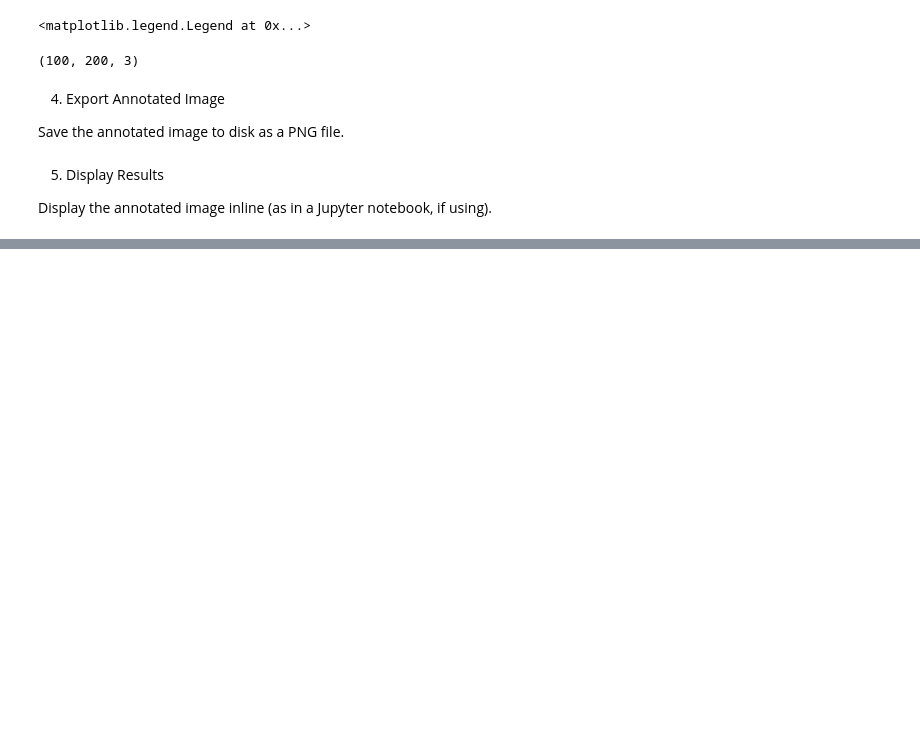
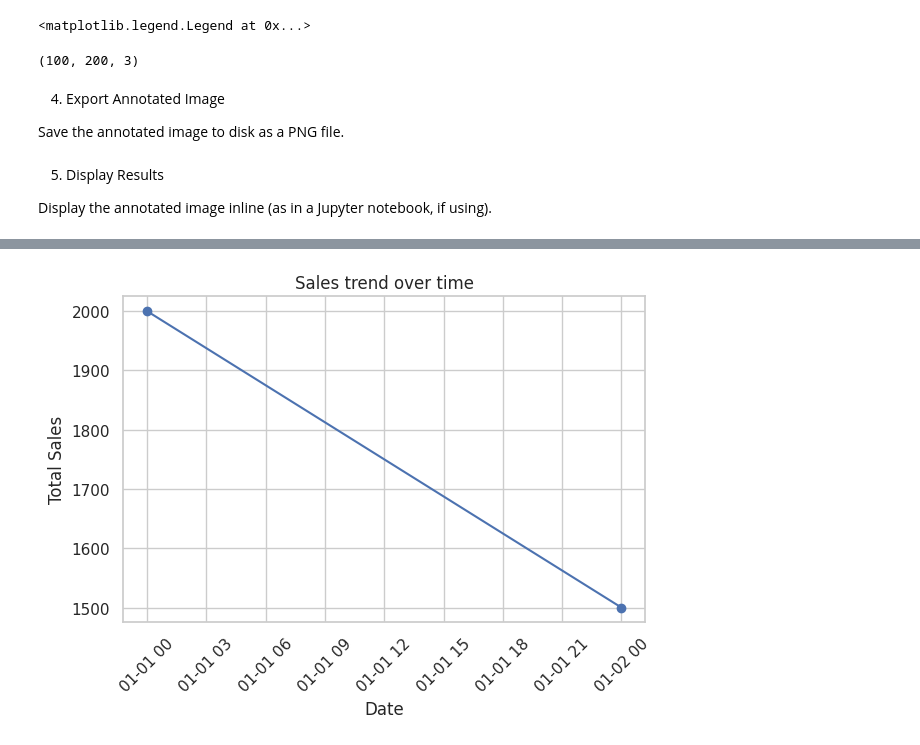
Before and after one commit to ChuoiUhuhu0727/Directed-Reading, a Jupyter notebook: Chapter4_Practice.ipynb, the cells around one changed output, grey strips where cells are left out. Saved outputs shown, nothing was run; the diff lists cells and outputs as text; code cells hidden in the pictures; blank space fills up the shorter version.

```diff
--- a/Chapter4_Practice.ipynb
+++ b/Chapter4_Practice.ipynb
@@ -170,0 +178,13 @@ Display the annotated image inline (as in a Jupyter notebook, if using).
+# %%
+# Load data
+data = """
+date,category,sales,ad_spend
+2025-01-01,Electronics,1200,300
+2025-01-01,Furniture,800,100
+2025-01-02,Electronics,1500,400
+"""
+
+import pandas as pd
+from io import StringIO
+df = pd.read_csv(StringIO(data), parse_dates=['date'])
+df
@@ -170,0 +196,80 @@ Display the annotated image inline (as in a Jupyter notebook, if using).
+# %%
+import matplotlib.pyplot as plt
+import seaborn as sns
+
+# Set style for plots
+sns.set(style='whitegrid')
+
+def filter_data(df, category=None, start_date=None, end_date=None):
+  """
+  Filter data by category and date range
+  """
+  if category:
+    df = df[df['category'] == category]
+  if start_date:
+    df = df[df['date'] >= pd.to_datetime(start_date)]
+  if end_date:
+    df = df[df['date'] <= pd.to_datetime(end_date)]
+  return df
+
+def plot_sales_trend(df, savefig=False):
+    """
+    Plot sales trend over time.
+    """
+    sales_val = df.groupby('date')['sales'].sum()
+    plt.plot(sales_val.index, sales_val.values, marker='o')
+    plt.title("Sales trend over time")
+    plt.xlabel('Date')
+    plt.xticks(rotation=45)
+    plt.ylabel('Total Sales')
+    plt.tight_layout()
+    if savefig:
+      plt.savefig('sales_trend.png')
+    plt.show()
+
+
+def plot_category_sales(df, savefig=False):
+    """
+    Bar chart of sales by category.
+    """
+    cate_sales = df.groupby('category')['sales'].sum().sort_values()
+    plt.figure()
+    cate_sales.plot(kind='barh', color='skyblue')
+    plt.title('Total Sales by Category')
+    plt.xlabel('Total Sales')
+    plt.ylabel('Category')
+    plt.tight_layout()
+    if savefig:
+        plt.savefig('category_sales.png')
+    plt.show()
+
+
+def plot_sales_vs_adspend(df, savefig=False):
+    """
+    Scatter plot: sales vs ad spend.
+    """
+    plt.figure()
+    plt.scatter(df['sales'], df['ad_spend'], alpha=0.7)
+    plt.title('Sales vs Advertising Spend')
+    plt.xlabel('Sales')
+    plt.ylabel('Advertising Spend')
+    plt.tight_layout()
+    if savefig:
+        plt.savefig('sales_vs_adspend.png')
+    plt.show()
+
+def main():
+  selected_cat = None
+  start_date = None
+  end_date = None
+
+  df_filtered = filter_data(df, category=selected_cat, start_date=start_date, end_date=end_date)
+
+  plot_sales_trend(df_filtered)
+  plot_category_sales(df_filtered)
+  plot_sales_vs_adspend(df_filtered)
+
+if __name__ == "__main__":
+  main()
+# %% [output]
+[figure, added]
```
Also changed, not shown: parts of 19 cells of this notebook, 1 other file.
